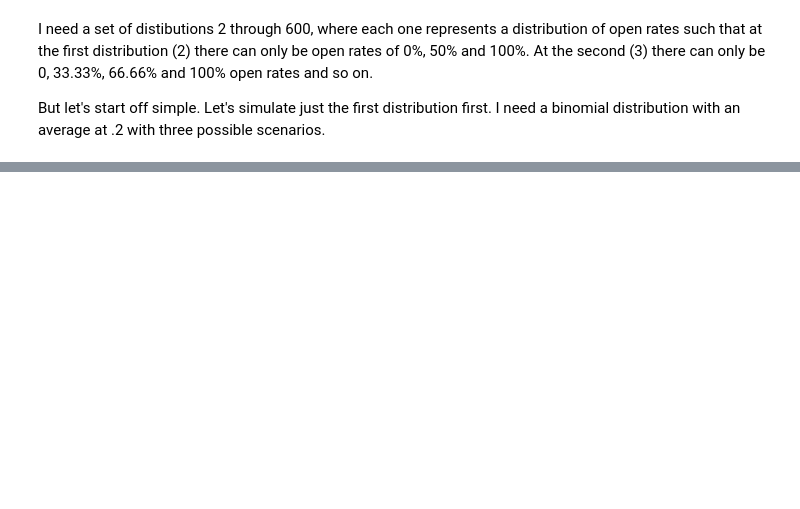
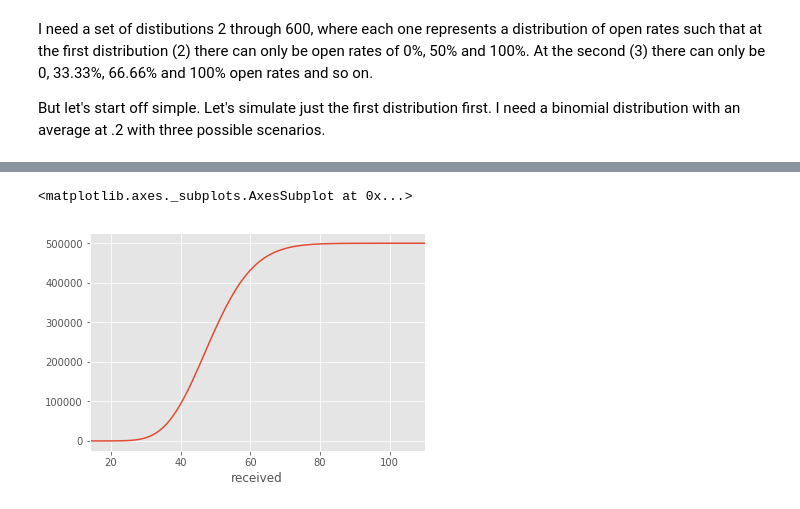
Before and after one commit to mehemken/stats_sesh, a Jupyter notebook: simulate_the_email_data.ipynb, the cells around one changed output, grey strips where cells are left out. Drawn from its saved outputs; the diff is of its cells as text; code cells hidden in the pictures; blank space fills up the shorter version.

```diff
--- a/simulate_the_email_data.ipynb
+++ b/simulate_the_email_data.ipynb
@@ -118,0 +182,5 @@ print(a, b)
+# %%
+foo['opens'].groupby(foo['received']).count().cumsum().plot()
+# %% [output]
+<matplotlib.axes._subplots.AxesSubplot at 0x...>
+[figure, added]
```
Also changed, not shown: parts of 16 cells of this notebook.
